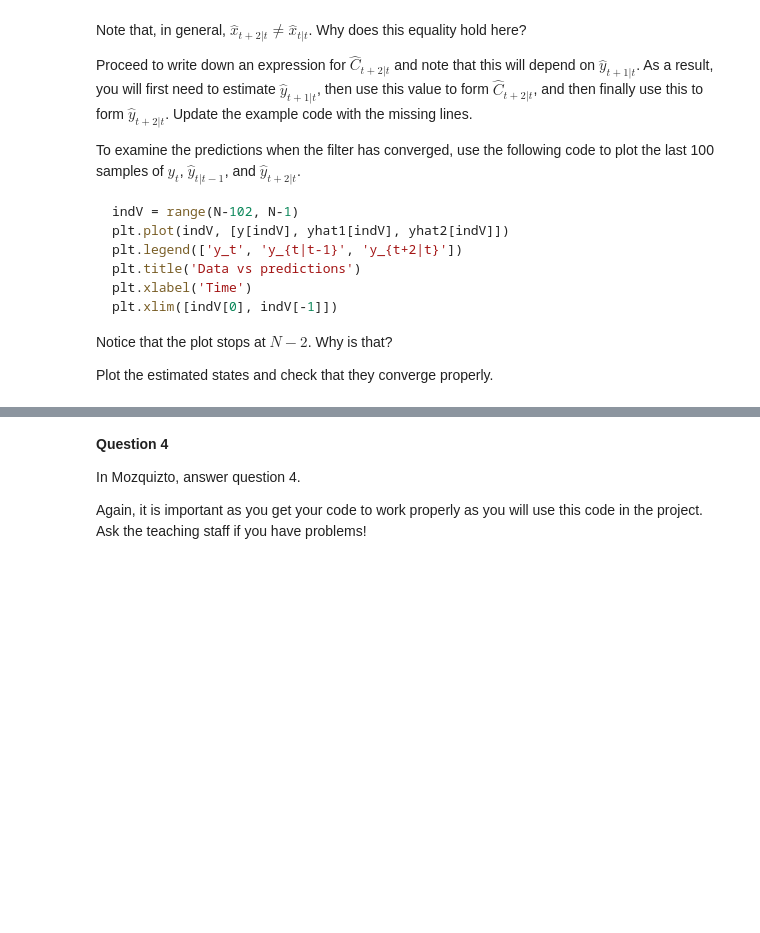
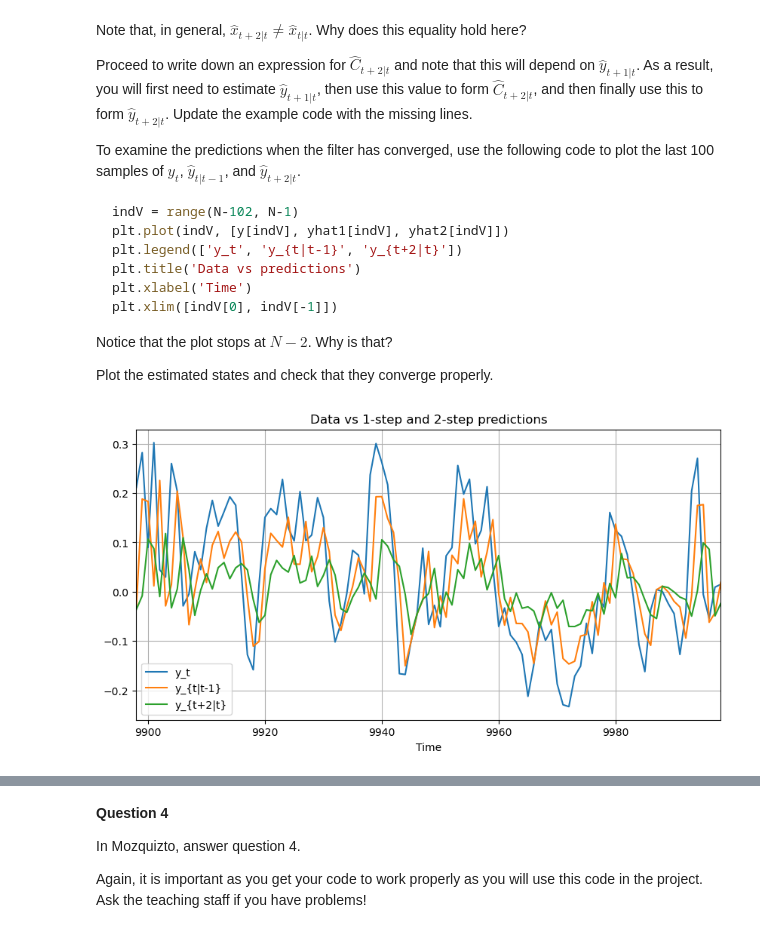
Before and after one commit to asifakhan09/MASM17-Time-series-analysis, a Jupyter notebook: Lab 3/lab3_Asifa.ipynb, the cells around one changed output, grey strips where cells are left out. Drawn from its saved outputs; the diff is of its cells as text; code cells hidden in the pictures; blank space fills up the shorter version.

```diff
--- a/Lab 3/lab3_Asifa.ipynb
+++ b/Lab 3/lab3_Asifa.ipynb
@@ -201,0 +411,100 @@ Plot the estimated states and check that they converge properly.
+# %%
+# =========================
+# 2.3  Kalman filter – 1- and 2-step prediction (final version)
+# =========================
+
+# Simulate AR(2) data
+np.random.seed(0)
+N  = 10000
+ee = 0.1 * np.random.randn(N)
+A0 = np.array([1, -0.8, 0.2])          # polynomial A(q) = 1 - 0.8 q^-1 + 0.2 q^-2
+y  = signal.lfilter([1], A0, ee)
+
+# This corresponds to y_t = 0.8 y_{t-1} - 0.2 y_{t-2} + e_t
+a1_true = 0.8
+a2_true = -0.2
+
+# Kalman settings (given)
+Re = np.array([[1e-6, 0],              # state noise (parameters almost constant)
+               [0,    1e-6]])
+Rw = 0.1                               # measurement noise variance
+
+# State: x = [a1, a2]^T   (AR(2) regression parameters)
+A = np.eye(2)                          # random walk: x_t = A x_{t-1} + w_t
+Rx_t1 = 10 * np.eye(2)                 # initial state covariance
+xt = np.zeros((2, N))                  # store state estimates, columns = time
+
+# Storage
+ehat  = np.zeros(N)                    # 1-step prediction residuals
+yhat1 = np.zeros(N)                    # 1-step prediction  y_{t|t-1}
+yhat2 = np.zeros(N)                    # 2-step prediction  y_{t+2|t}
+
+# -------- Kalman filter loop --------
+# Need y_{t-1}, y_{t-2}, and room for t+1, t+2 indices -> stop at N-3
+for t in range(2, N-2):
+
+    # ---- Prediction of state ----
+    x_pred = A @ xt[:, [t-1]]          # x_{t|t-1}  (2x1 column)
+    Ct     = np.array([[y[t-1], y[t-2]]])  # C_t = [y_{t-1}, y_{t-2}]  (1x2)
+
+    # ---- Update using y_t ----
+    Ry = Ct @ Rx_t1 @ Ct.T + Rw        # scalar innovation variance
+    Kt = Rx_t1 @ Ct.T / Ry             # Kalman gain (2x1)
+
+    y_pred_t = (Ct @ x_pred)[0, 0]     # \hat{y}_{t|t-1}
+    ehat[t]  = y[t] - y_pred_t         # prediction residual
+
+    xt[:, [t]] = x_pred + Kt * ehat[t] # x_{t|t}
+
+    Rx_t  = (np.eye(2) - Kt @ Ct) @ Rx_t1
+    Rx_t1 = Rx_t + Re                  # R^{x,x}_{t+1|t}
+
+    # ---- 1-step ahead prediction  y_{t+1|t} ----
+    Ct1 = np.array([[y[t], y[t-1]]])   # [y_t, y_{t-1}]
+    yhat1[t+1] = (Ct1 @ xt[:, [t]])[0, 0]
+
+    # ---- 2-step ahead prediction  y_{t+2|t} ----
+    # use predicted y_{t+1|t} instead of the unknown future value
+    Ct2 = np.array([[yhat1[t+1], y[t]]])   # [y_{t+1|t}, y_t]
+    yhat2[t+2] = (Ct2 @ xt[:, [t]])[0, 0]
+
+# -------- Plots to check convergence & predictions --------
+
+# Last 100 samples of data and predictions
+indV = range(N-102, N-1)               # stops at N-2 as in lab text
+plt.figure(figsize=(10, 5))
+plt.plot(indV, y[indV], label='y_t')
+plt.plot(indV, yhat1[indV], label='y_{t|t-1}')
+plt.plot(indV, yhat2[indV], label='y_{t+2|t}')
+plt.legend()
+plt.title('Data vs 1-step and 2-step predictions')
+plt.xlabel('Time')
+plt.xlim([indV[0], indV[-1]])
+plt.grid(True)
+plt.show()
+
+# Plot estimated parameters vs true ones
+plt.figure(figsize=(10, 6))
+
+plt.subplot(2, 1, 1)
+plt.plot(xt[0, :], label='a1 estimate')
+plt.axhline(a1_true, color='k', linestyle='--', label='a1 true (0.8)')
+plt.legend()
+plt.title('Kalman estimates of a1 and a2')
+plt.grid(True)
+
+plt.subplot(2, 1, 2)
+plt.plot(xt[1, :], label='a2 estimate')
+plt.axhline(a2_true, color='k', linestyle='--', label='a2 true (-0.2)')
+plt.legend()
+plt.grid(True)
+
+plt.tight_layout()
+plt.show()
+
+# -------- Some numeric summaries --------
+print("Last parameter estimate [a1, a2]:", xt[:, -1])
+print("Mean of last 100 estimates [a1, a2]:", np.mean(xt[:, -100:], axis=1))
+print("Sum of squared 1-step residuals:", np.sum(ehat[2:]**2))
+# %% [output]
+[figure, added]
```
Also changed, not shown: parts of 24 cells of this notebook, 27 other files.
